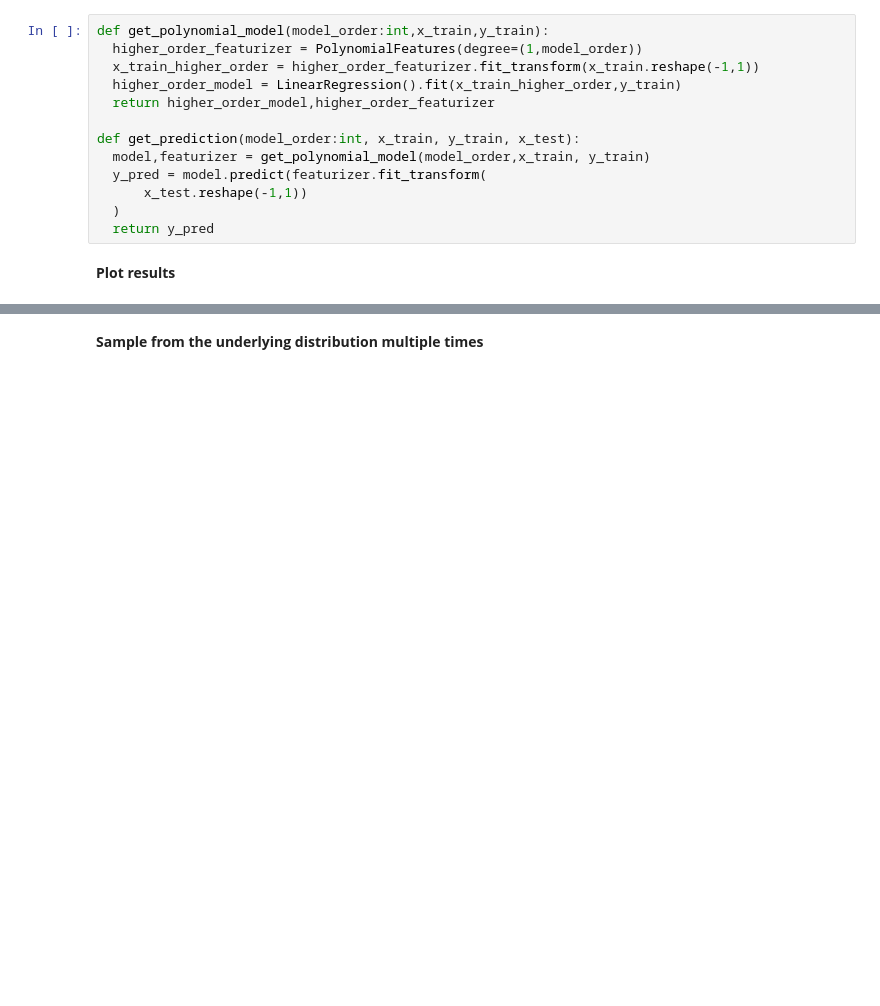
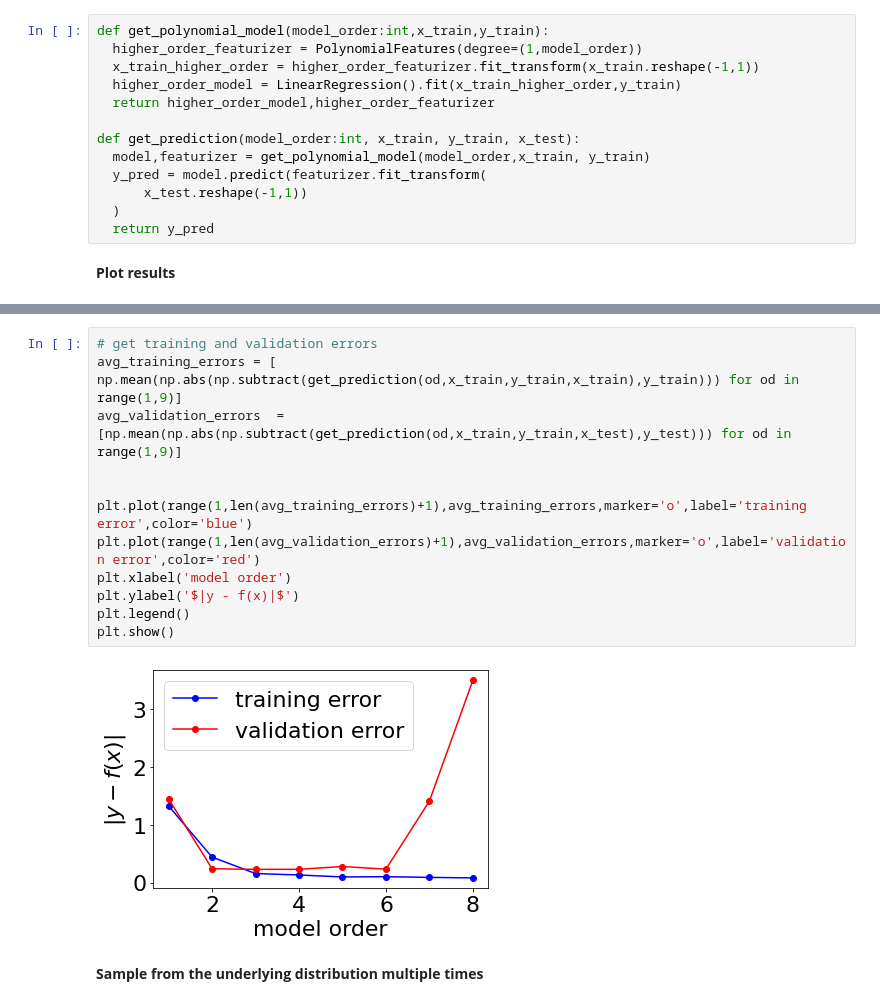
Before and after one commit to msrepo/ml-mscise-2023, a Jupyter notebook: Problem_set/Bias_Variance_Tradeoff.ipynb, the cells around one changed output, grey strips where cells are left out. Saved outputs shown, nothing was run; the diff lists cells and outputs as text; blank space fills up the shorter version.

```diff
--- a/Problem_set/Bias_Variance_Tradeoff.ipynb
+++ b/Problem_set/Bias_Variance_Tradeoff.ipynb
@@ -87,3 +92,17 @@ plt.show()
+# %%
+# get training and validation errors
+avg_training_errors = [ np.mean(np.abs(np.subtract(get_prediction(od,x_train,y_train,x_train),y_train))) for od in range(1,9)]
+avg_validation_errors  = [np.mean(np.abs(np.subtract(get_prediction(od,x_train,y_train,x_test),y_test))) for od in range(1,9)]
+
+
+plt.plot(range(1,len(avg_training_errors)+1),avg_training_errors,marker='o',label='training error',color='blue')
+plt.plot(range(1,len(avg_validation_errors)+1),avg_validation_errors,marker='o',label='validation error',color='red')
+plt.xlabel('model order')
+plt.ylabel('$|y - f(x)|$')
+plt.legend()
+plt.show()
+# %% [output]
+[figure, added]
 # %% [markdown]
 **Sample from the underlying distribution multiple times**
 # %%
```
Also changed, not shown: parts of 5 cells of this notebook.
